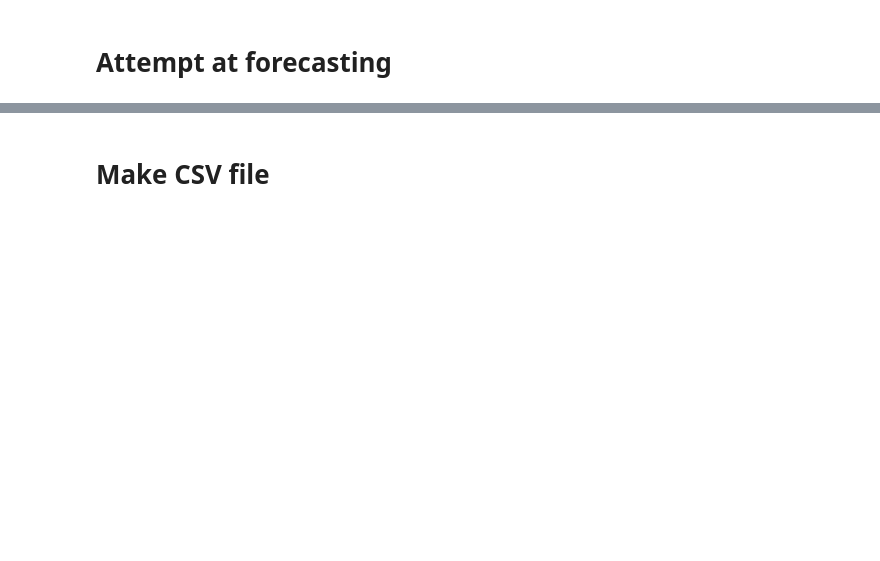
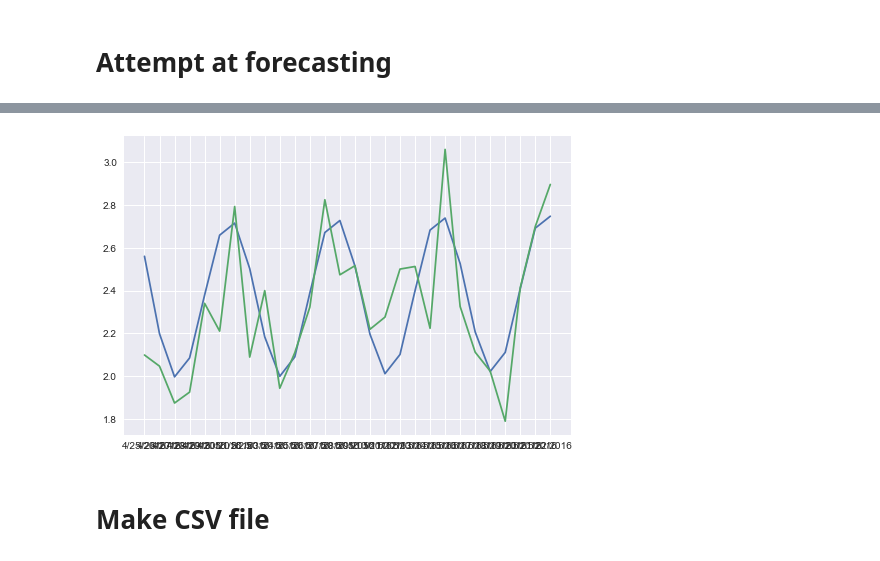
Before and after one commit to Basvdbrink1998/Applied_Forcasting_Project, a Jupyter notebook: Forecasting.ipynb, the cells around one changed output, grey strips where cells are left out. Saved outputs shown, nothing was run; the diff lists cells and outputs as text; code cells hidden in the pictures; blank space fills up the shorter version.

```diff
--- a/Forecasting.ipynb
+++ b/Forecasting.ipynb
@@ -52,3 +71,15 @@ ts_train_data.index.name = 'date'
 # %%
 # Reset index for merging
 store_calendar = store_calendar.reset_index()
+# %%
+events = store_calendar['event_name_1']
+events_tf = np.zeros(len(events))
+
+for i in range(len(events)):
+    if isinstance(events[i], str):
+        events_tf[i] = 1
+
+events_tf = [int(item) for item in events_tf]
+
+store_calendar['is_event'] = events_tf
+store_calendar
@@ -54,0 +100,14 @@ store_calendar = store_calendar.reset_index()
+# %%
+events = store_calendar['event_name_1']
+unique_events = events.unique()[1:]
+unique_events
+
+for i in unique_events:
+    arr = np.zeros(len(events))
+    for j in range(len(events)):
+        if events[j] == i:
+            arr[j] = 1
+    store_calendar[i] = [int(item) for item in arr]
+
+store_calendar.columns.values[18:]
+# ts_train_data.columns
@@ -61,7 +144,6 @@ new
 # %%
 # Add noise to the sell price so it can be added to the VAR model (variables can't be constant)
 original = new['sell_price']
-noise = np.random.normal(0, .01, len(new))
-new_signal = original + noise
+noise = np.random.normal(.01, .001, len(new))
 new['sell_price'] = new['sell_price'] + noise
 new
@@ -103,2 +416,12 @@ np.sqrt(mean_squared_error(df, test_data))
+# %%
+# Plot the actuals vs the forecasts of the average of all the products in the dataset
+summed = df.sum(axis=0)/823
+summed.index = test_data.iloc[0].index
+
+plt.plot(summed)
+plt.plot(test_data.sum(axis=0)/823)
+plt.show()
+# %% [output]
+[figure, added]
 # %% [markdown]
 # Make CSV file
```
Also changed, not shown: parts of 19 cells of this notebook.
